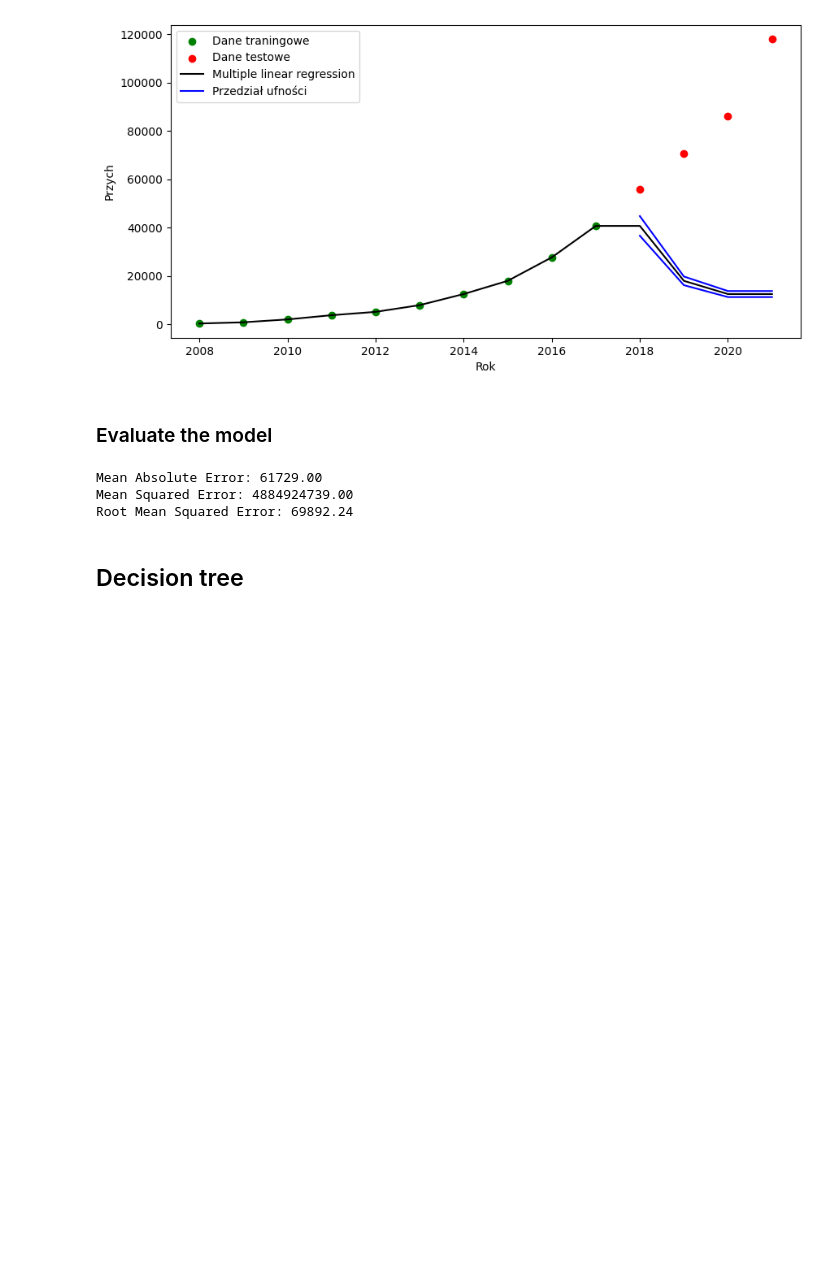
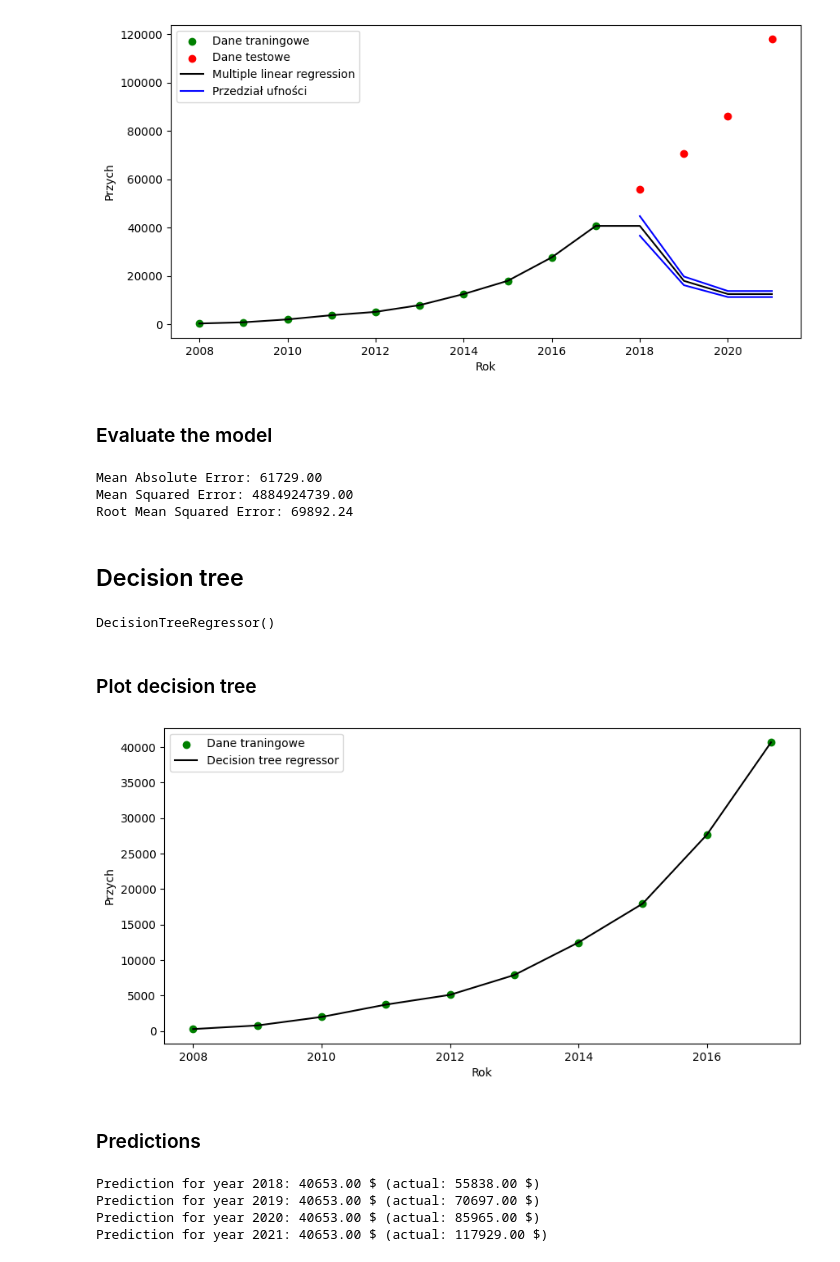
Before and after one commit to KubiakJakub01/data-mining-methods, a Jupyter notebook: notebooks/med_lab_1_2.ipynb, the cells around one changed output. Drawn from its saved outputs; the diff is of its cells as text; code cells hidden in the pictures; blank space fills up the shorter version.

Commit message:
Add decision tree regresion model

```diff
--- a/notebooks/med_lab_1_2.ipynb
+++ b/notebooks/med_lab_1_2.ipynb
@@ -390,0 +394,26 @@ Root Mean Squared Error: 69892.24
+# %%
+# Prepare data for decision tree regressor
+X_train = train_df.drop("Przych", axis=1)
+y_train = train_df["Przych"].values.reshape(-1, 1)
+X_test = test_df.drop("Przych", axis=1)
+y_test = test_df["Przych"].values.reshape(-1, 1)
+# %%
+# Fit the model
+decision_tree_regressor = DecisionTreeRegressor()
+decision_tree_regressor.fit(X_train, y_train)
+# %% [output]
+DecisionTreeRegressor()
+# %% [markdown]
+### Plot decision tree
+# %%
+# Plot decision tree regressor equation with train data
+plt.scatter(train_df.index, y_train, color='g')
+plt.plot(train_df.index, decision_tree_regressor.predict(X_train), color='k')
+plt.xlabel('Rok')
+plt.ylabel('Przych')
+plt.legend(['Dane traningowe', 'Decision tree regressor'])
+plt.show()
+# %% [output]
+[figure, added]
+# %% [markdown]
+### Predictions
@@ -390,0 +423,8 @@ Root Mean Squared Error: 69892.24
+# %%
+for i in range(len(y_pred)):
+    print(f"Prediction for year {test_df.index[i]}: {y_pred[i]:.2f} $ (actual: {y_test[i][0]:.2f} $)")
+# %% [output]
+Prediction for year 2018: 40653.00 $ (actual: 55838.00 $)
+Prediction for year 2019: 40653.00 $ (actual: 70697.00 $)
+Prediction for year 2020: 40653.00 $ (actual: 85965.00 $)
+Prediction for year 2021: 40653.00 $ (actual: 117929.00 $)
```
Also changed, not shown: parts of 5 cells of this notebook.
